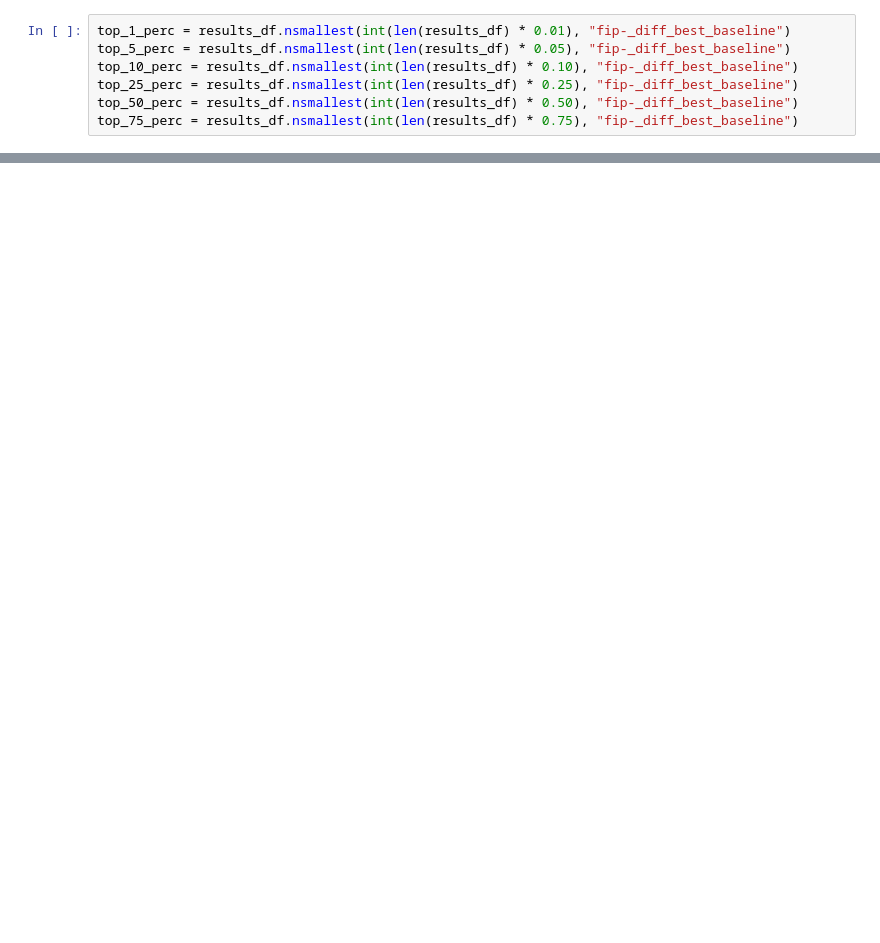
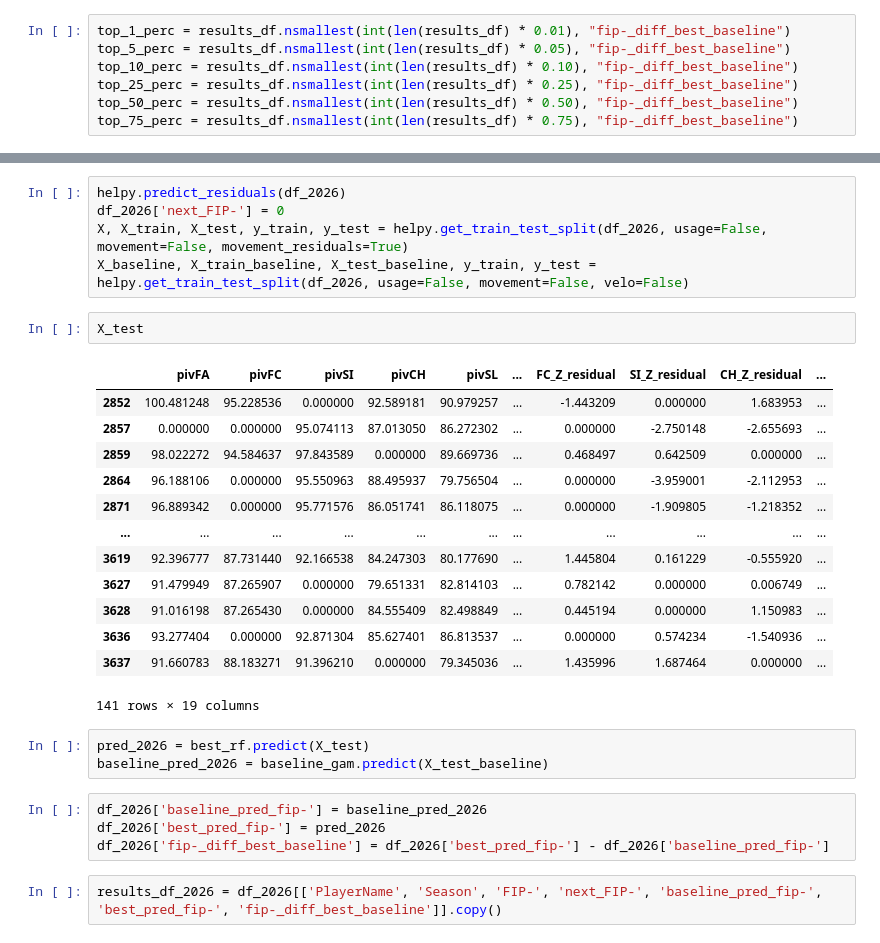
Before and after one commit to lemonannn/lppm_plus, a Jupyter notebook: example_analysis.ipynb, the cells around one changed output, grey strips where cells are left out. Saved outputs shown, nothing was run; the diff lists cells and outputs as text; blank space fills up the shorter version.

```diff
--- a/example_analysis.ipynb
+++ b/example_analysis.ipynb
@@ -116,0 +154,30 @@ print(top_75_perc['led_to_breakout'].mean())
+# %%
+helpy.predict_residuals(df_2026)
+df_2026['next_FIP-'] = 0
+X, X_train, X_test, y_train, y_test = helpy.get_train_test_split(df_2026, usage=False, movement=False, movement_residuals=True)
+X_baseline, X_train_baseline, X_test_baseline, y_train, y_test = helpy.get_train_test_split(df_2026, usage=False, movement=False, velo=False)
+# %%
+X_test
+# %% [output]
+|  | pivFA | pivFC | pivSI | pivCH | pivSL | ... | FC_Z_residual | SI_Z_residual | CH_Z_residual | ... |
+| 2852 | 100.481248 | 95.228536 | 0.000000 | 92.589181 | 90.979257 | ... | -1.443209 | 0.000000 | 1.683953 | ... |
+| 2857 | 0.000000 | 0.000000 | 95.074113 | 87.013050 | 86.272302 | ... | 0.000000 | -2.750148 | -2.655693 | ... |
+| 2859 | 98.022272 | 94.584637 | 97.843589 | 0.000000 | 89.669736 | ... | 0.468497 | 0.642509 | 0.000000 | ... |
+| 2864 | 96.188106 | 0.000000 | 95.550963 | 88.495937 | 79.756504 | ... | 0.000000 | -3.959001 | -2.112953 | ... |
+| 2871 | 96.889342 | 0.000000 | 95.771576 | 86.051741 | 86.118075 | ... | 0.000000 | -1.909805 | -1.218352 | ... |
+| ... | ... | ... | ... | ... | ... | ... | ... | ... | ... | ... |
+| 3619 | 92.396777 | 87.731440 | 92.166538 | 84.247303 | 80.177690 | ... | 1.445804 | 0.161229 | -0.555920 | ... |
+| 3627 | 91.479949 | 87.265907 | 0.000000 | 79.651331 | 82.814103 | ... | 0.782142 | 0.000000 | 0.006749 | ... |
+| 3628 | 91.016198 | 87.265430 | 0.000000 | 84.555409 | 82.498849 | ... | 0.445194 | 0.000000 | 1.150983 | ... |
+| 3636 | 93.277404 | 0.000000 | 92.871304 | 85.627401 | 86.813537 | ... | 0.000000 | 0.574234 | -1.540936 | ... |
+| 3637 | 91.660783 | 88.183271 | 91.396210 | 0.000000 | 79.345036 | ... | 1.435996 | 1.687464 | 0.000000 | ... |
+141 rows × 19 columns
+# %%
+pred_2026 = best_rf.predict(X_test)
+baseline_pred_2026 = baseline_gam.predict(X_test_baseline)
+# %%
+df_2026['baseline_pred_fip-'] = baseline_pred_2026
+df_2026['best_pred_fip-'] = pred_2026
+df_2026['fip-_diff_best_baseline'] = df_2026['best_pred_fip-'] - df_2026['baseline_pred_fip-']
+# %%
+results_df_2026 = df_2026[['PlayerName', 'Season', 'FIP-', 'next_FIP-', 'baseline_pred_fip-', 'best_pred_fip-', 'fip-_diff_best_baseline']].copy()
```
Also changed, not shown: parts of 23 cells of this notebook, 2 other files.
